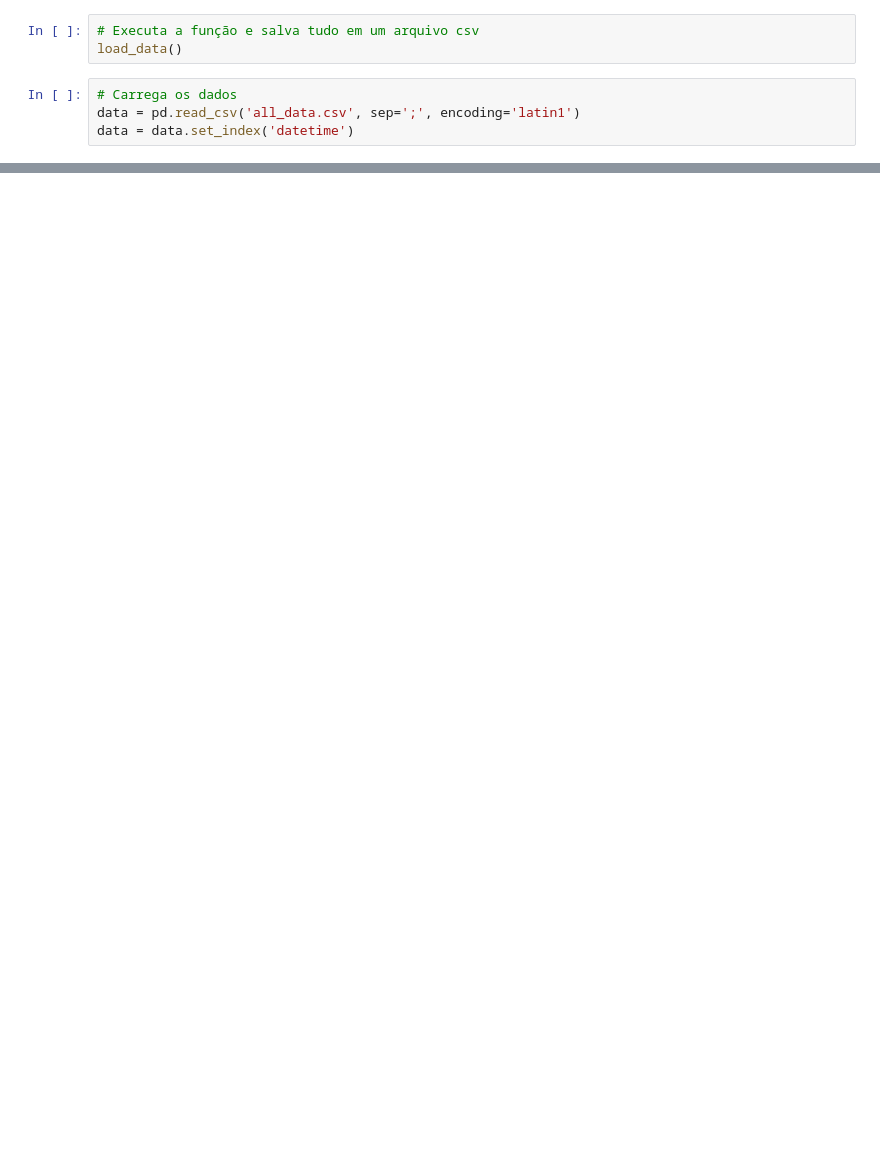
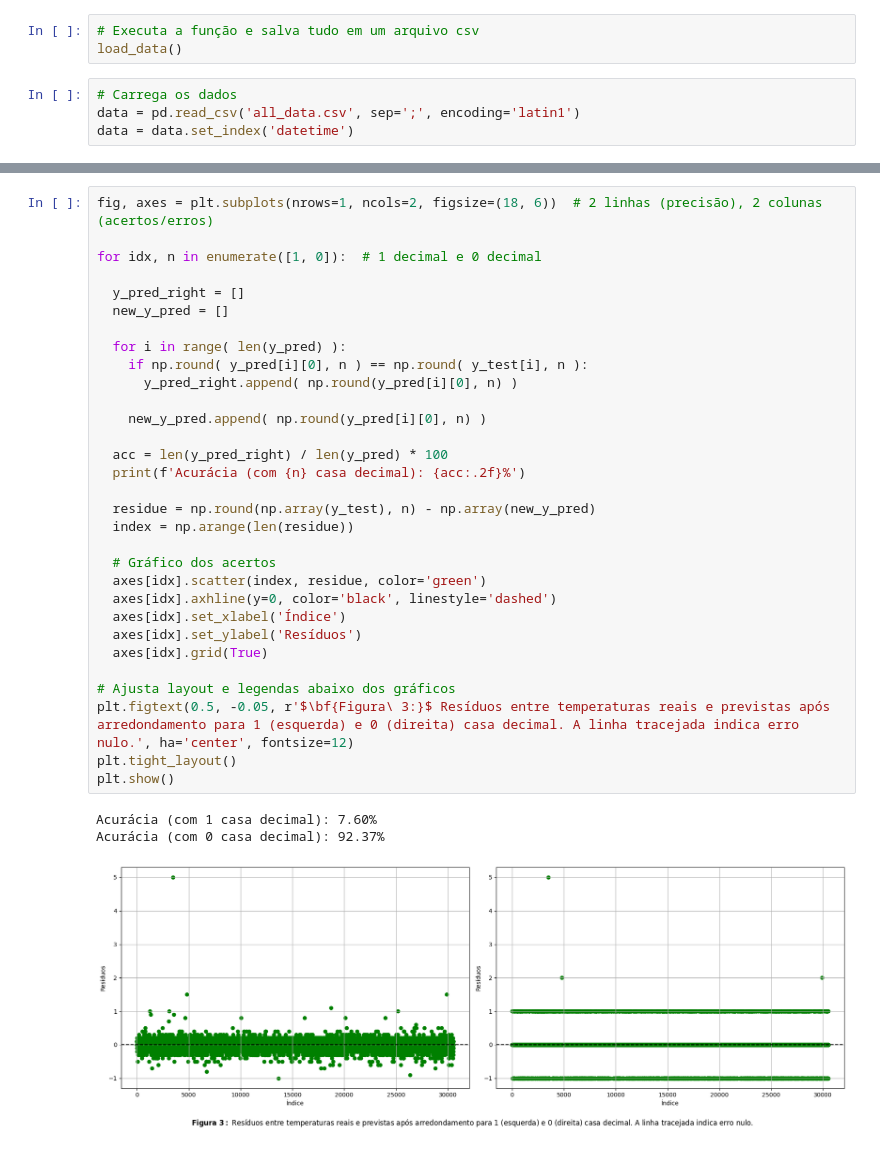
Before and after one commit to ernanimansur/rede-neural-previsao-temperatura, a Jupyter notebook: main.ipynb, the cells around one changed output, grey strips where cells are left out. Saved outputs shown, nothing was run; the diff lists cells and outputs as text; blank space fills up the shorter version.

```diff
--- a/main.ipynb
+++ b/main.ipynb
@@ -274,3 +270,38 @@ print(len(y_pred_right))
+# %%
+fig, axes = plt.subplots(nrows=1, ncols=2, figsize=(18, 6))  # 2 linhas (precisão), 2 colunas (acertos/erros)
+
+for idx, n in enumerate([1, 0]):  # 1 decimal e 0 decimal
+
+  y_pred_right = []
+  new_y_pred = []
+
+  for i in range( len(y_pred) ):
+    if np.round( y_pred[i][0], n ) == np.round( y_test[i], n ):
+      y_pred_right.append( np.round(y_pred[i][0], n) )
+
+    new_y_pred.append( np.round(y_pred[i][0], n) )
+
+  acc = len(y_pred_right) / len(y_pred) * 100
+  print(f'Acurácia (com {n} casa decimal): {acc:.2f}%')
+
+  residue = np.round(np.array(y_test), n) - np.array(new_y_pred)
+  index = np.arange(len(residue))
+
+  # Gráfico dos acertos
+  axes[idx].scatter(index, residue, color='green')
+  axes[idx].axhline(y=0, color='black', linestyle='dashed')
+  axes[idx].set_xlabel('Índice')
+  axes[idx].set_ylabel('Resíduos')
+  axes[idx].grid(True)
+
+# Ajusta layout e legendas abaixo dos gráficos
+plt.figtext(0.5, -0.05, r'$\bf{Figura\ 3:}$ Resíduos entre temperaturas reais e previstas após arredondamento para 1 (esquerda) e 0 (direita) casa decimal. A linha tracejada indica erro nulo.', ha='center', fontsize=12)
+plt.tight_layout()
+plt.show()
+# %% [output]
+Acurácia (com 1 casa decimal): 7.60%
+Acurácia (com 0 casa decimal): 92.37%
+[figure, added]
 # %%
 
 model.summary()
```
Also changed, not shown: parts of 13 cells of this notebook, 4 other files.
